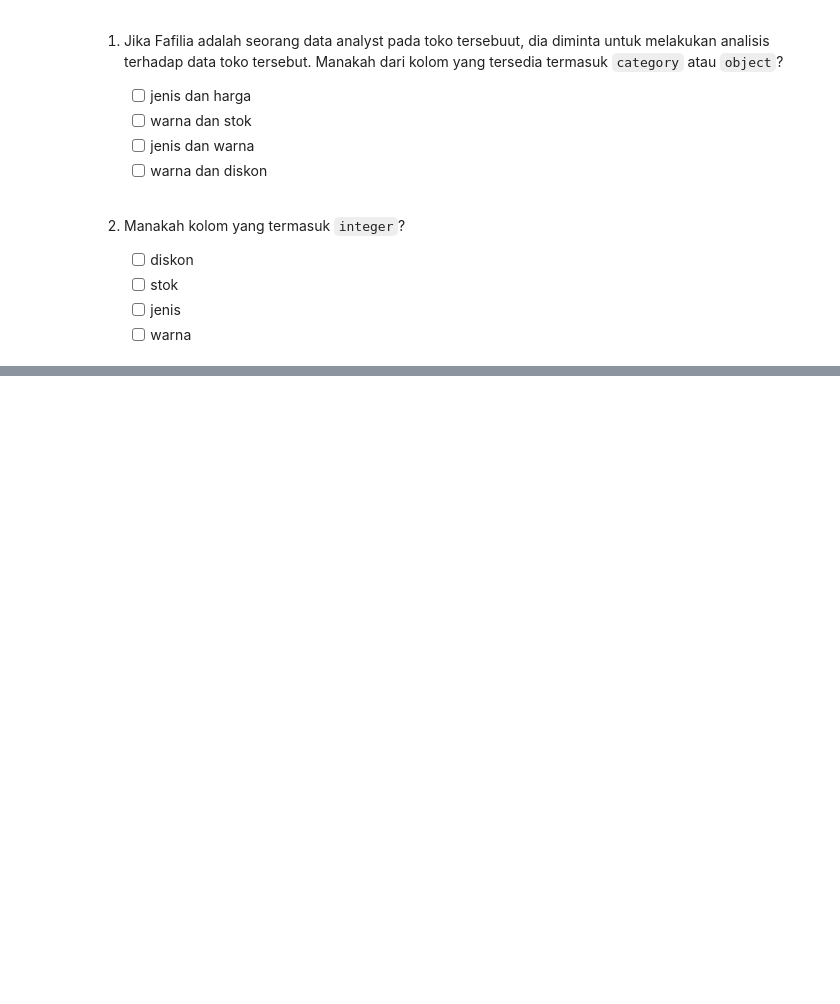
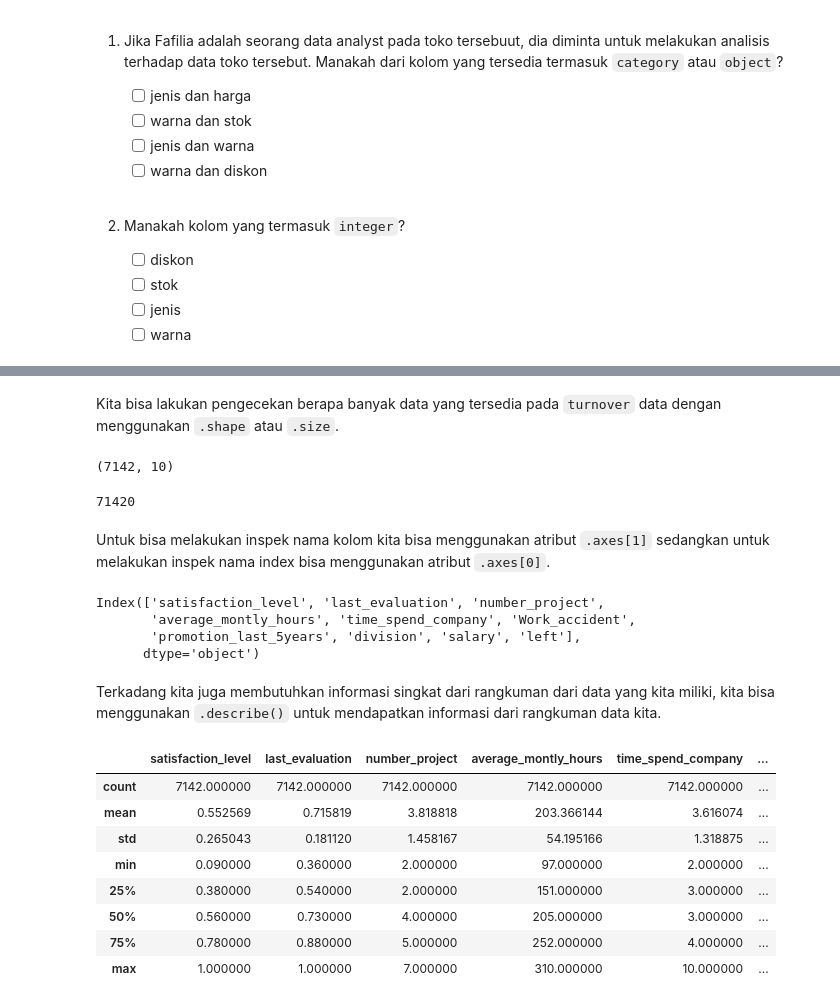
Before and after one commit to inytss/learnpy-da, a Jupyter notebook: LearnPy - Python for Data Analyst.ipynb, the cells around one changed output, grey strips where cells are left out. Saved outputs shown, nothing was run; the diff lists cells and outputs as text; code cells hidden in the pictures; blank space fills up the shorter version.

```diff
--- a/LearnPy - Python for Data Analyst.ipynb
+++ b/LearnPy - Python for Data Analyst.ipynb
@@ -159,0 +361,33 @@ toko
+# %% [markdown]
+Kita bisa lakukan pengecekan berapa banyak data yang tersedia pada `turnover` data dengan menggunakan `.shape` atau `.size`.
+# %%
+turnover.shape
+# %% [output]
+(7142, 10)
+# %%
+turnover.size
+# %% [output]
+71420
+# %% [markdown]
+Untuk bisa melakukan inspek nama kolom kita bisa menggunakan atribut `.axes[1]` sedangkan untuk melakukan inspek nama index bisa menggunakan atribut `.axes[0]`.
+# %%
+turnover.axes[1]
+# %% [output]
+Index(['satisfaction_level', 'last_evaluation', 'number_project',
+       'average_montly_hours', 'time_spend_company', 'Work_accident',
+       'promotion_last_5years', 'division', 'salary', 'left'],
+      dtype='object')
+# %% [markdown]
+Terkadang kita juga membutuhkan informasi singkat dari rangkuman dari data yang kita miliki, kita bisa menggunakan `.describe()` untuk mendapatkan informasi dari rangkuman data kita.
+# %%
+turnover.describe()
+# %% [output]
+|  | satisfaction_level | last_evaluation | number_project | average_montly_hours | time_spend_company | ... |
+| count | 7142.000000 | 7142.000000 | 7142.000000 | 7142.000000 | 7142.000000 | ... |
+| mean | 0.552569 | 0.715819 | 3.818818 | 203.366144 | 3.616074 | ... |
+| std | 0.265043 | 0.181120 | 1.458167 | 54.195166 | 1.318875 | ... |
+| min | 0.090000 | 0.360000 | 2.000000 | 97.000000 | 2.000000 | ... |
+| 25% | 0.380000 | 0.540000 | 2.000000 | 151.000000 | 3.000000 | ... |
+| 50% | 0.560000 | 0.730000 | 4.000000 | 205.000000 | 3.000000 | ... |
+| 75% | 0.780000 | 0.880000 | 5.000000 | 252.000000 | 4.000000 | ... |
+| max | 1.000000 | 1.000000 | 7.000000 | 310.000000 | 10.000000 | ... |
```
Also changed, not shown: parts of 68 cells of this notebook.
